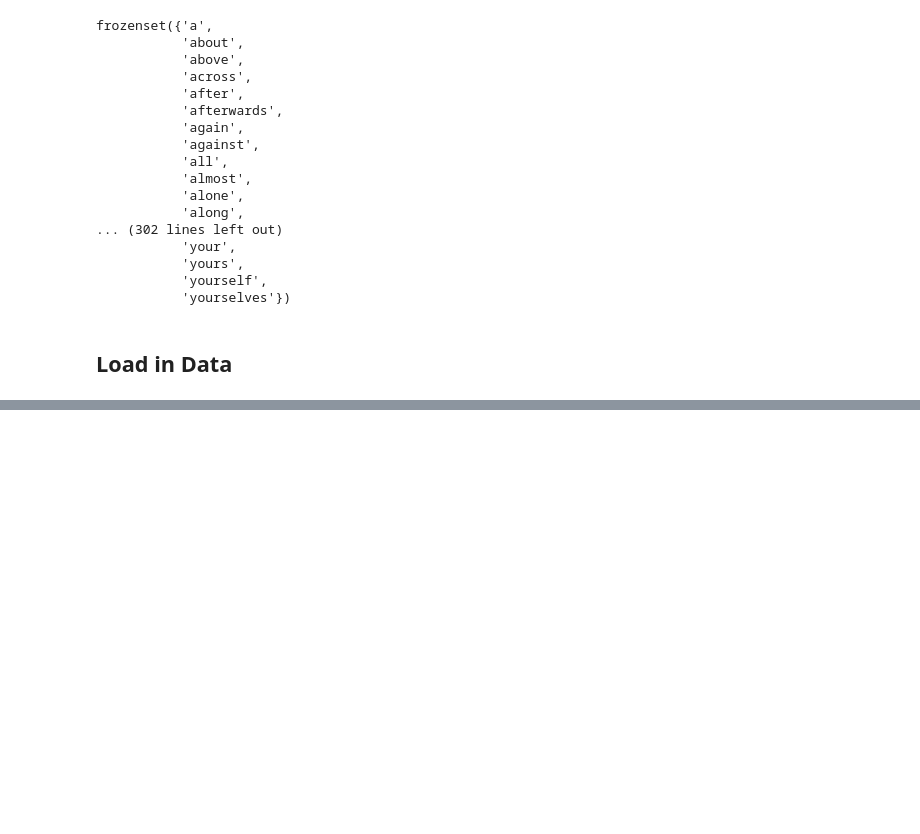
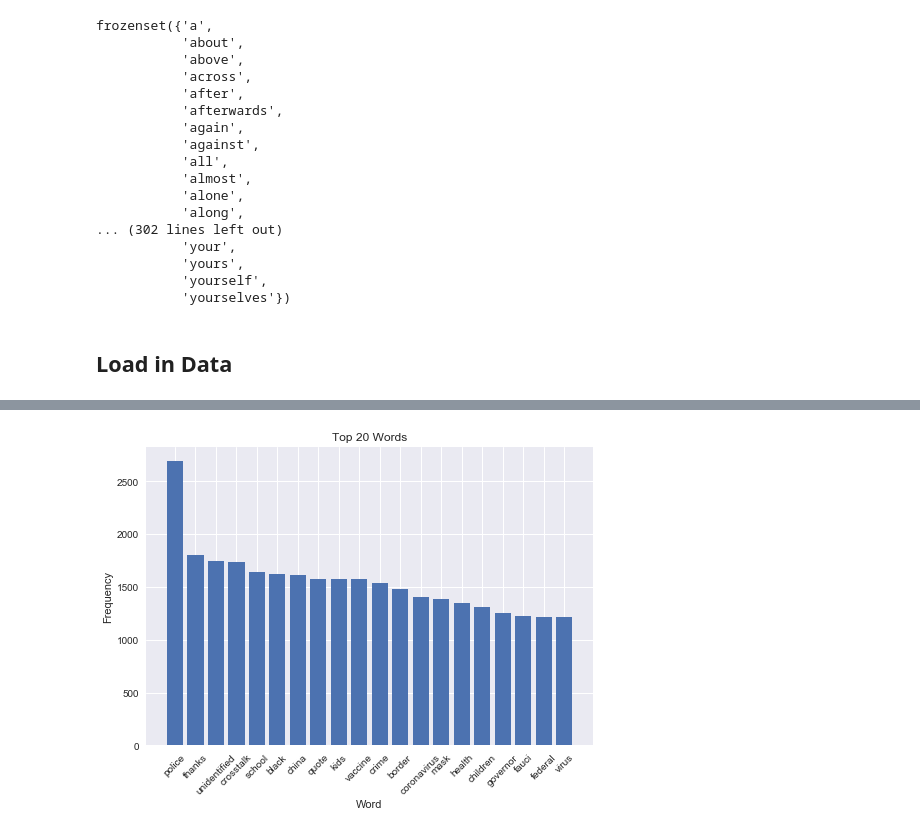
Before and after one commit to tobijegede/opinion-news-nlp, a Jupyter notebook: code/conservative_news_analysis.ipynb, the cells around one changed output, grey strips where cells are left out. Drawn from its saved outputs; the diff is of its cells as text; code cells hidden in the pictures; blank space fills up the shorter version.

```diff
--- a/code/conservative_news_analysis.ipynb
+++ b/code/conservative_news_analysis.ipynb
@@ -52,0 +156,14 @@ print(len(raw_text))
+# %%
+plt.style.use('seaborn')
+
+x = top_20_words.keys()
+y = top_20_words.values()
+plt.bar(x,y)
+plt.xlabel('Word')
+plt.xticks(rotation=45)
+plt.ylabel('Frequency')
+plt.title('Top 20 Words')
+
+plt.show()
+# %% [output]
+[figure, added]
```
Also changed, not shown: parts of 18 cells of this notebook.
